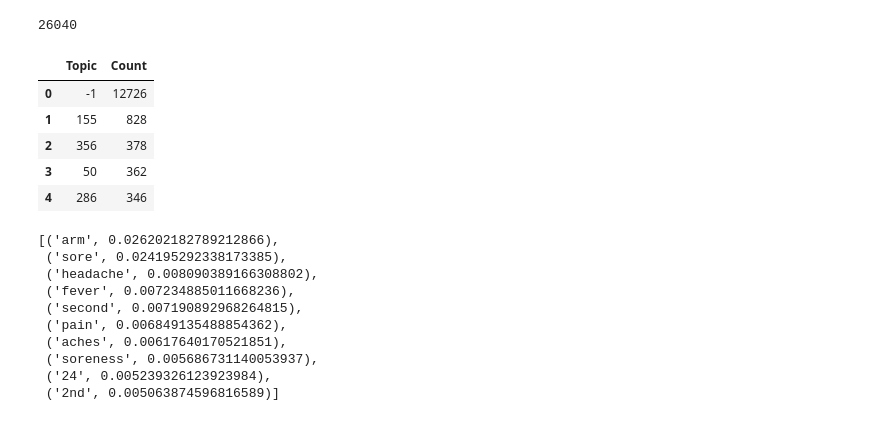
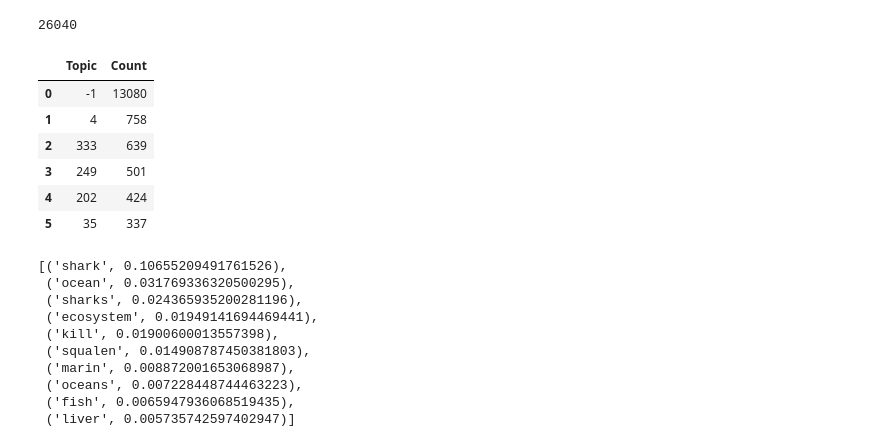
Before and after one commit to zain711/dcipher, a Jupyter notebook: vaccines.ipynb, the cells around one changed output. Cells and saved outputs as stored; diff of their text form; code cells hidden in the pictures.

```diff
--- a/vaccines.ipynb
+++ b/vaccines.ipynb
@@ -42,3 +47,14 @@ data = pd.read_json('/content/drive/MyDrive/vaccine-forums-tokenized.json')
 #data.head(5)
 docs = list(data.loc[:, "cleaned_post_text"].values)
 times = list(data.loc[:, "post_published_at"].values)
+# %%
+#lowercase all sentences
+docs_lower = [k.lower() for k in docs]
+# %%
+#tokenize and stemming the text
+wnl = WordNetLemmatizer()
+ps = PorterStemmer()
+docs_clean = []
+for text in docs_lower:
+    me = word_tokenize(text)
+    docs_clean.append(" ".join([ps.stem(i) for i in text.split()]))
@@ -58,26 +77,27 @@ len(docs)
 #topic_model = BERTopic(embedding_model="stsb-roberta-large")
 topic_model = BERTopic(embedding_model="xlm-r-bert-base-nli-stsb-mean-tokens")
 # %%
-topics, prob = topic_model.fit_transform(docs)
+topics, prob = topic_model.fit_transform(docs_clean)
 # %%
-topic_model.get_topic_freq().head()
+topic_model.get_topic_freq().head(6)
 # %% [output]
 |  | Topic | Count |
-| 0 | -1 | 12726 |
-| 1 | 155 | 828 |
-| 2 | 356 | 378 |
-| 3 | 50 | 362 |
-| 4 | 286 | 346 |
+| 0 | -1 | 13080 |
+| 1 | 4 | 758 |
+| 2 | 333 | 639 |
+| 3 | 249 | 501 |
+| 4 | 202 | 424 |
+| 5 | 35 | 337 |
 # %%
-topic_model.get_topic(356)
+topic_model.get_topic(4)
 # %% [output]
-[('arm', 0.026202182789212866),
- ('sore', 0.024195292338173385),
- ('headache', 0.008090389166308802),
- ('fever', 0.007234885011668236),
- ('second', 0.007190892968264815),
- ('pain', 0.006849135488854362),
- ('aches', 0.00617640170521851),
- ('soreness', 0.005686731140053937),
- ('24', 0.005239326123923984),
- ('2nd', 0.005063874596816589)]
+[('shark', 0.10655209491761526),
+ ('ocean', 0.031769336320500295),
+ ('sharks', 0.024365935200281196),
+ ('ecosystem', 0.01949141694469441),
+ ('kill', 0.01900600013557398),
+ ('squalen', 0.014908787450381803),
+ ('marin', 0.008872001653068987),
+ ('oceans', 0.007228448744463223),
+ ('fish', 0.0065947936068519435),
+ ('liver', 0.005735742597402947)]
```
Also changed, not shown: parts of 15 cells of this notebook.
